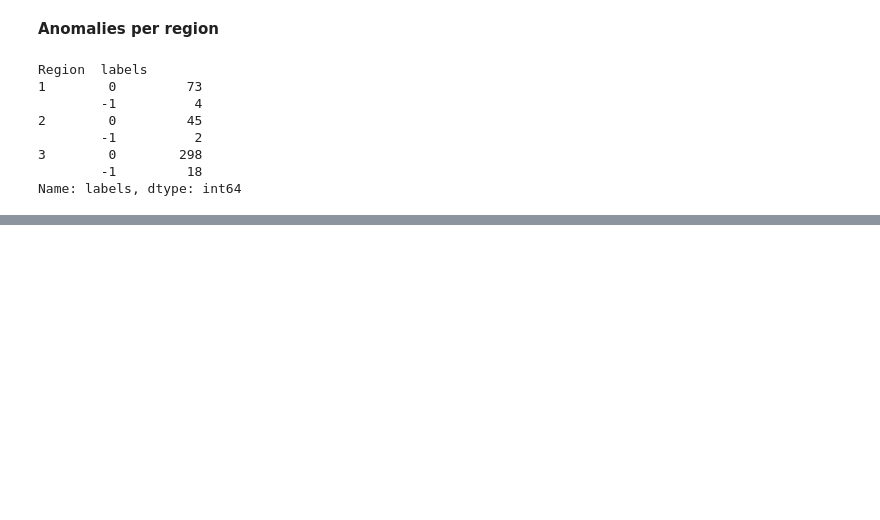
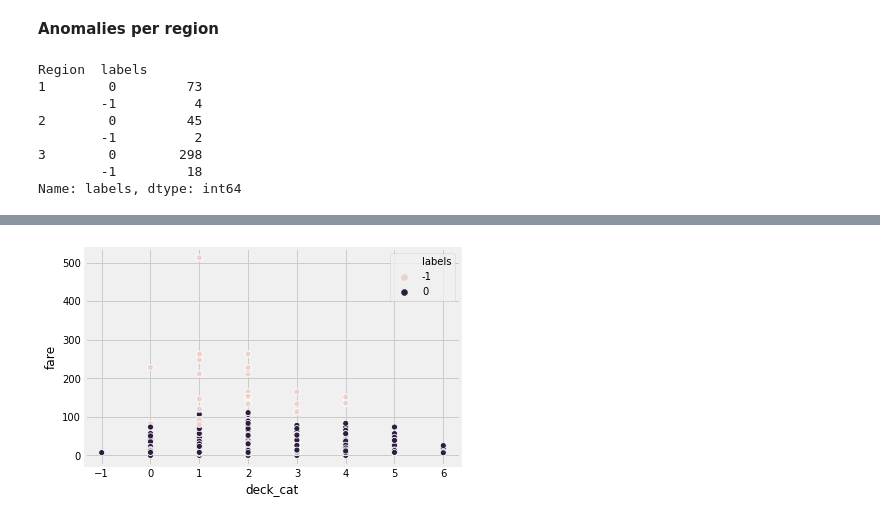
Before and after one commit to escalante-eric/ds-methodologies-exercises, a Jupyter notebook: anomaly_detection.ipynb, the cells around one changed output, grey strips where cells are left out. Cells and saved outputs as stored; diff of their text form; code cells hidden in the pictures; blank space fills up the shorter version.

```diff
--- a/anomaly_detection.ipynb
+++ b/anomaly_detection.ipynb
@@ -469,0 +541,8 @@ def get_titanic_data():
+# %%
+titanic_anom = dft[['deck_cat', 'fare', 'age']]
+# %%
+np_array = titanic_anom.values.astype("float32", copy = False)
+stscaler = StandardScaler().fit(np_array)
+np_array = stscaler.transform(np_array)
+# %%
+dbsc = DBSCAN(eps = .75, min_samples = 15).fit(np_array)
@@ -469,0 +567,5 @@ def get_titanic_data():
+# %%
+sns.scatterplot(titanic_anom.deck_cat, titanic_anom.fare, hue=titanic_anom.labels)
+plt.show()
+# %% [output]
+[figure, added]
```
Also changed, not shown: parts of 21 cells of this notebook, 2 other files.
